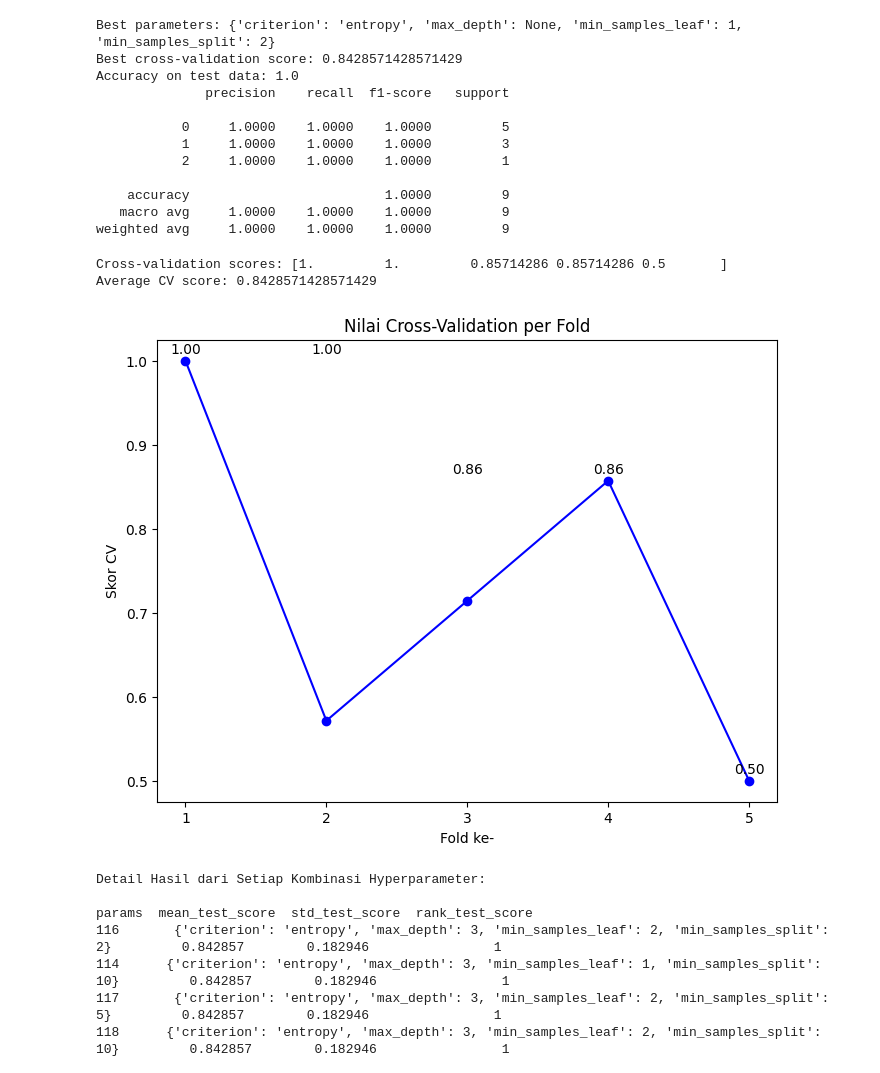
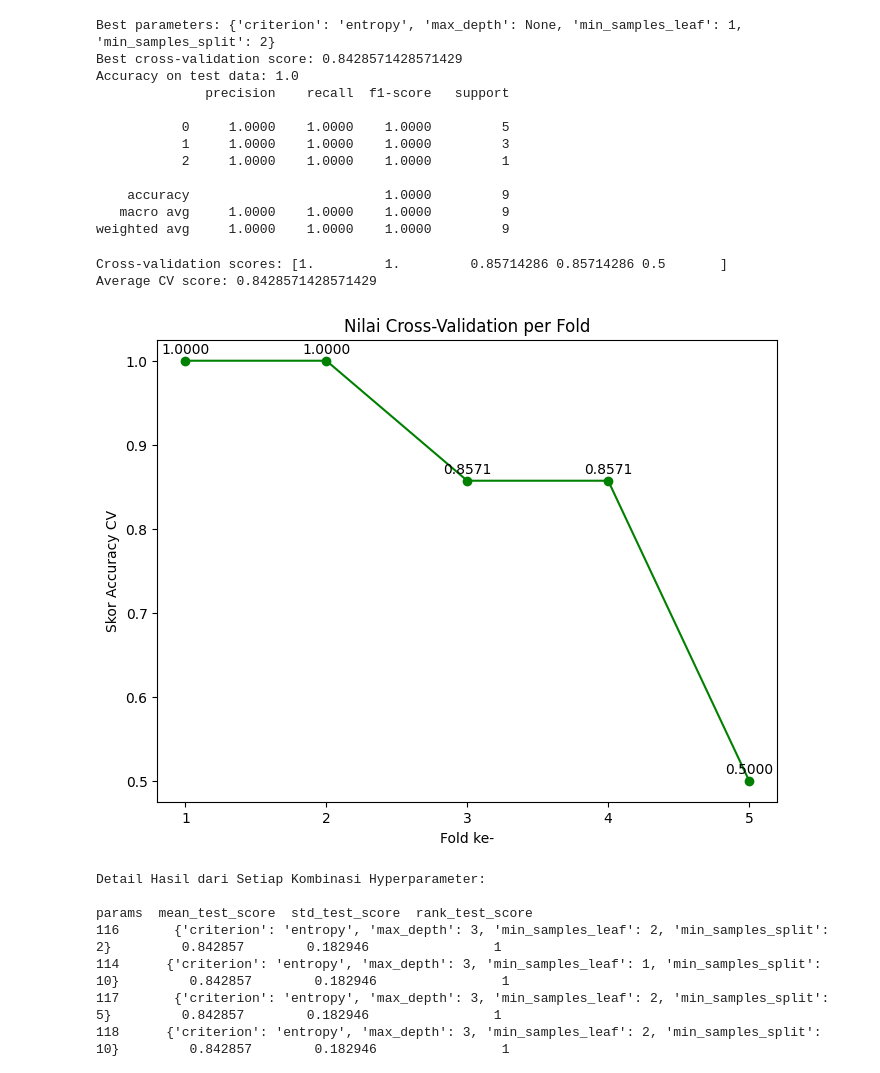
Before and after one commit to fahriorafly/MotivationLevel, a Jupyter notebook: MotivationLevel-KALKULUSLANJUT-F.ipynb, the cells around one changed output. Cells and saved outputs as stored; diff of their text form; code cells hidden in the pictures.

```diff
--- a/MotivationLevel-KALKULUSLANJUT-F.ipynb
+++ b/MotivationLevel-KALKULUSLANJUT-F.ipynb
@@ -552,7 +529,8 @@ weekly_content_pivot["total_content_weekly"] = (
 # Hitung rata-rata content accessed per week untuk setiap user
 mean_content_accessed_per_week = (
     weekly_content_pivot.groupby("User ID")["total_content_weekly"]
-    .mean()
+    .sum()  # Jumlahkan total konten yang diakses selama periode 16 minggu
+    .divide(16)  # Bagi dengan 16 minggu
     .rename("mean_content_accessed_per_week")
 )
 
@@ -1381,28 +1363,28 @@ weighted avg     1.0000    1.0000    1.0000         9
 # %%
 # Menghitung cross-validation score dengan stratified k-fold
 cv_scores_after = cross_val_score(best_dt, X_train, y_train, cv=skf)
 
 # Menampilkan hasil cross-validation
 print(f'Cross-validation scores: {cv_scores_after}')
 print(f'Average CV score: {cv_scores_after.mean()}')
 
 # Plot nilai CV dengan line plot
 plt.figure(figsize=(8, 6))
-plt.plot(np.arange(1, len(cv_scores_after) + 1), cv_scores, marker='o', linestyle='-', color='b')
+plt.plot(np.arange(1, len(cv_scores_after) + 1), cv_scores_after, marker='o', linestyle='-', color='g')
 
 # Menambahkan anotasi untuk setiap fold
 for i, score in enumerate(cv_scores_after, 1):
-    plt.text(i, score + 0.005, f'{score:.2f}', ha='center', va='bottom', fontsize=10)
+    plt.text(i, score + 0.005, f'{score:.4f}', ha='center', va='bottom', fontsize=10)
 
 plt.title('Nilai Cross-Validation per Fold')
 plt.xlabel('Fold ke-')
-plt.ylabel('Skor CV')
+plt.ylabel('Skor Accuracy CV')
 plt.xticks(np.arange(1, len(cv_scores_after) + 1))
 plt.show()
 # %% [output]
 Cross-validation scores: [1.         1.         0.85714286 0.85714286 0.5       ]
 Average CV score: 0.8428571428571429
-[figure, old version]
+[figure, new version]
 # %%
 print("Detail Hasil dari Setiap Kombinasi Hyperparameter:")
 results_df = pd.DataFrame(grid_search.cv_results_)
```
Also changed, not shown: parts of 12 cells of this notebook, 1 other file.
